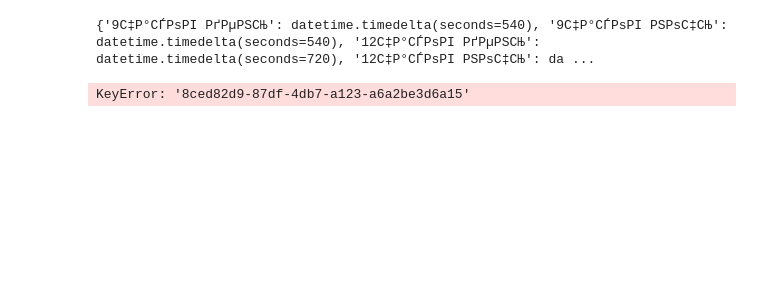
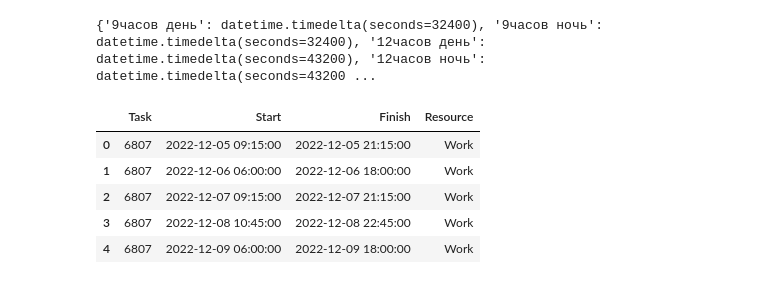
Before and after one commit to gitpay-ru/pyworkforce, a Jupyter notebook: examples/results-analysis.ipynb, the cells around one changed output. Cells and saved outputs as stored; diff of their text form; code cells hidden in the pictures; blank space fills up the shorter version.

```diff
--- a/examples/results-analysis.ipynb
+++ b/examples/results-analysis.ipynb
@@ -7,36 +7,41 @@ from pytimeparse.timeparse import timeparse
 from datetime import timedelta
 
 # Load rostering data
-with open(f'./rostering.json', 'r') as f:
+with open(f'./rostering.json', 'r', encoding='utf-8') as f:
         rostering = json.load(f)
 
 # Load rostering data
-with open(f'./scheduling_meta_input.json', 'r') as f:
+with open(f'./scheduling_meta_input.json', 'r', encoding='utf-8') as f:
         meta = json.load(f)
 
 shifts_duration = {}
 for s in meta['shifts']:
-    shifts_duration[s['id']] = datetime.timedelta(seconds=int(s['duration'][:-3]) * 60 + int(s['duration'][-2:]))
+    shifts_duration[s['id']] = datetime.timedelta(minutes= int(s['duration'][:-3]) * 60+ int(s['duration'][-2:]))
 
 print(shifts_duration)
 # %% [output]
-{'9С‡Р°СЃРѕРІ РґРµРЅСЊ': datetime.timedelta(seconds=540), '9С‡Р°СЃРѕРІ РЅРѕС‡СЊ': datetime.timedelta(seconds=540), '12С‡Р°СЃРѕРІ РґРµРЅСЊ': datetime.timedelta(seconds=720), '12С‡Р°СЃРѕРІ РЅРѕС‡СЊ': da ...
+{'9часов день': datetime.timedelta(seconds=32400), '9часов ночь': datetime.timedelta(seconds=32400), '12часов день': datetime.timedelta(seconds=43200), '12часов ночь': datetime.timedelta(seconds=43200 ...
 # %%
 
 
 format = '%d.%m.%y %H:%M'
 shifts = map(
-        lambda x: dict(Task = x['employeeId'],
+        lambda x: dict(Task = str(x['employeeId']),
                        Start = datetime.datetime.strptime(f"{x['shiftDate']} {x['shiftTimeStart']}", format),
                        Finish = datetime.datetime.strptime(f"{x['shiftDate']} {x['shiftTimeStart']}", format) + shifts_duration[x['shiftId']],
                        Resource = "Work")
         , rostering['campainSchedule']
 )
 
 df = pd.DataFrame(shifts)
 df.head()
 # %% [output]
-KeyError: '8ced82d9-87df-4db7-a123-a6a2be3d6a15'
+|  | Task | Start | Finish | Resource |
+| 0 | 6807 | 2022-12-05 09:15:00 | 2022-12-05 21:15:00 | Work |
+| 1 | 6807 | 2022-12-06 06:00:00 | 2022-12-06 18:00:00 | Work |
+| 2 | 6807 | 2022-12-07 09:15:00 | 2022-12-07 21:15:00 | Work |
+| 3 | 6807 | 2022-12-08 10:45:00 | 2022-12-08 22:45:00 | Work |
+| 4 | 6807 | 2022-12-09 06:00:00 | 2022-12-09 18:00:00 | Work |
 # %%
 fig = px.timeline(df, x_start="Start", x_end="Finish", y="Task", color="Resource", height = 10000)
 fig.update_yaxes(autorange="reversed")
```
